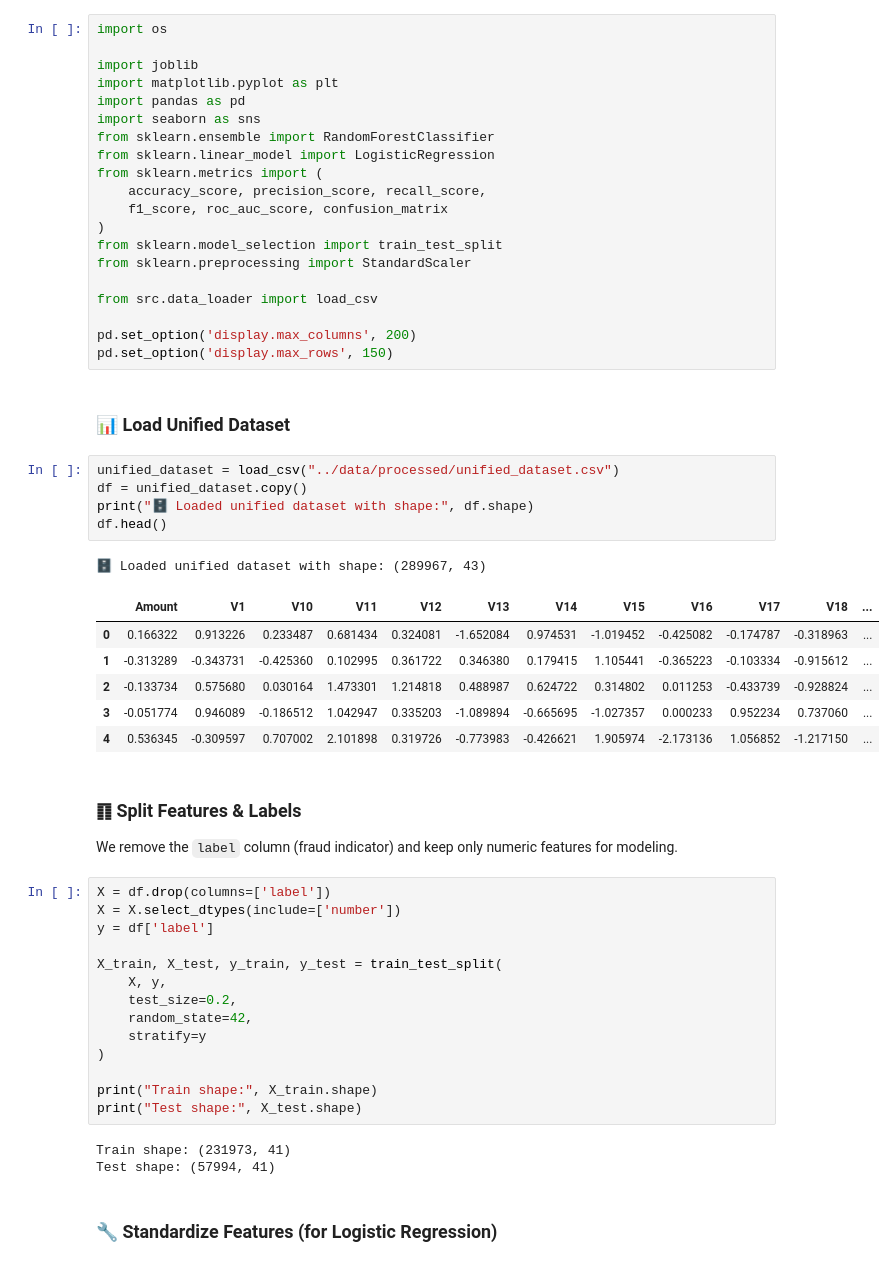
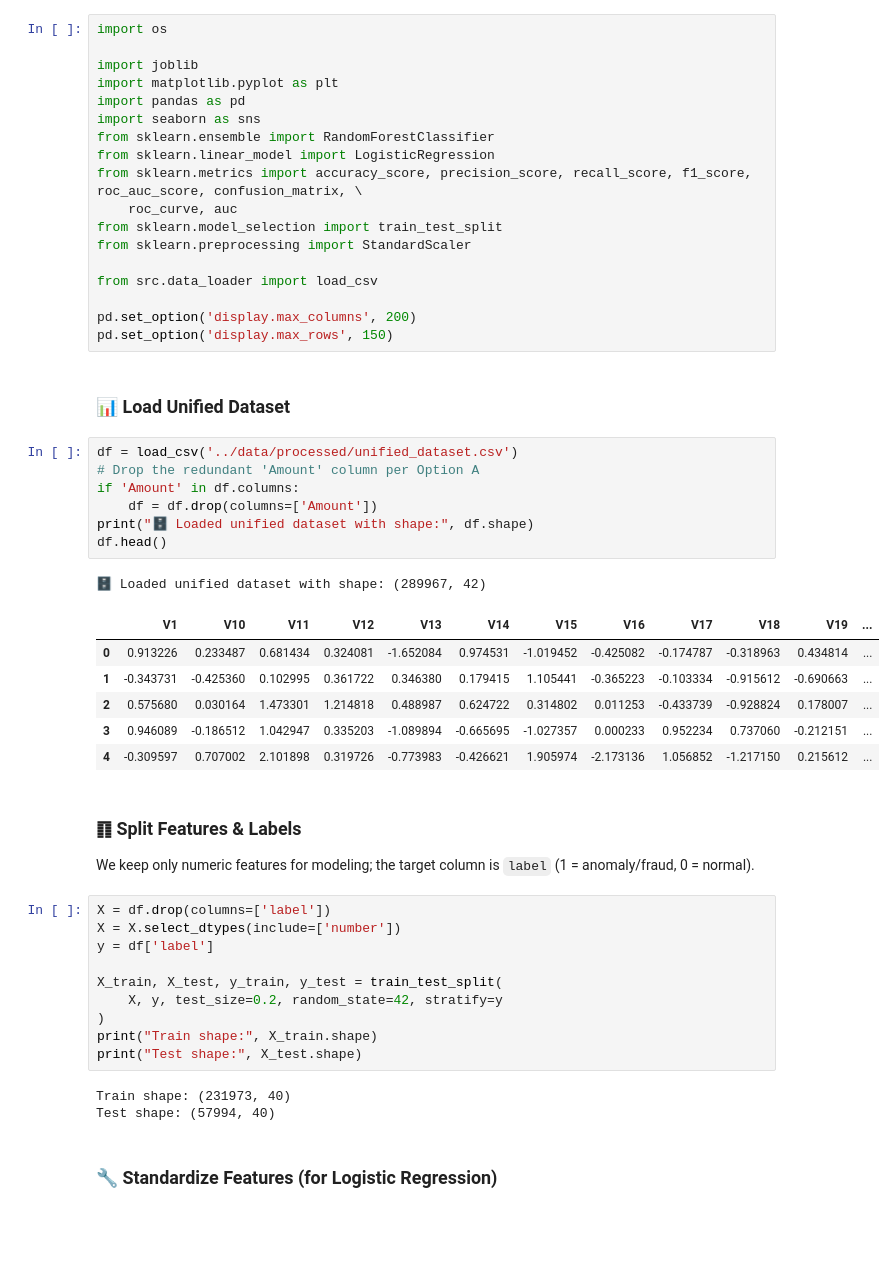
Before and after one commit to Fashimpaur/ai-etl-anomaly-detection, a Jupyter notebook: notebooks/03-ml-training.ipynb, the cells around one changed output. Saved outputs shown, nothing was run; the diff lists cells and outputs as text; blank space fills up the shorter version.

```diff
--- a/notebooks/03-ml-training.ipynb
+++ b/notebooks/03-ml-training.ipynb
@@ -26,10 +53,8 @@ import pandas as pd
 import seaborn as sns
 from sklearn.ensemble import RandomForestClassifier
 from sklearn.linear_model import LogisticRegression
-from sklearn.metrics import (
-    accuracy_score, precision_score, recall_score,
-    f1_score, roc_auc_score, confusion_matrix
-)
+from sklearn.metrics import accuracy_score, precision_score, recall_score, f1_score, roc_auc_score, confusion_matrix, \
+    roc_curve, auc
 from sklearn.model_selection import train_test_split
 from sklearn.preprocessing import StandardScaler
 
@@ -40,37 +65,35 @@ pd.set_option('display.max_rows', 150)
 # %% [markdown]
 ### 📊 Load Unified Dataset
 # %%
-unified_dataset = load_csv("../data/processed/unified_dataset.csv")
-df = unified_dataset.copy()
+df = load_csv('../data/processed/unified_dataset.csv')
+# Drop the redundant 'Amount' column per Option A
+if 'Amount' in df.columns:
+    df = df.drop(columns=['Amount'])
 print("🗄️ Loaded unified dataset with shape:", df.shape)
 df.head()
 # %% [output]
-🗄️ Loaded unified dataset with shape: (289967, 43)
+🗄️ Loaded unified dataset with shape: (289967, 42)
-|  | Amount | V1 | V10 | V11 | V12 | V13 | V14 | V15 | V16 | V17 | V18 | ... |
-| 0 | 0.166322 | 0.913226 | 0.233487 | 0.681434 | 0.324081 | -1.652084 | 0.974531 | -1.019452 | -0.425082 | -0.174787 | -0.318963 | ... |
-| 1 | -0.313289 | -0.343731 | -0.425360 | 0.102995 | 0.361722 | 0.346380 | 0.179415 | 1.105441 | -0.365223 | -0.103334 | -0.915612 | ... |
-| 2 | -0.133734 | 0.575680 | 0.030164 | 1.473301 | 1.214818 | 0.488987 | 0.624722 | 0.314802 | 0.011253 | -0.433739 | -0.928824 | ... |
-| 3 | -0.051774 | 0.946089 | -0.186512 | 1.042947 | 0.335203 | -1.089894 | -0.665695 | -1.027357 | 0.000233 | 0.952234 | 0.737060 | ... |
-| 4 | 0.536345 | -0.309597 | 0.707002 | 2.101898 | 0.319726 | -0.773983 | -0.426621 | 1.905974 | -2.173136 | 1.056852 | -1.217150 | ... |
+|  | V1 | V10 | V11 | V12 | V13 | V14 | V15 | V16 | V17 | V18 | V19 | ... |
+| 0 | 0.913226 | 0.233487 | 0.681434 | 0.324081 | -1.652084 | 0.974531 | -1.019452 | -0.425082 | -0.174787 | -0.318963 | 0.434814 | ... |
+| 1 | -0.343731 | -0.425360 | 0.102995 | 0.361722 | 0.346380 | 0.179415 | 1.105441 | -0.365223 | -0.103334 | -0.915612 | -0.690663 | ... |
+| 2 | 0.575680 | 0.030164 | 1.473301 | 1.214818 | 0.488987 | 0.624722 | 0.314802 | 0.011253 | -0.433739 | -0.928824 | 0.178007 | ... |
+| 3 | 0.946089 | -0.186512 | 1.042947 | 0.335203 | -1.089894 | -0.665695 | -1.027357 | 0.000233 | 0.952234 | 0.737060 | -0.212151 | ... |
+| 4 | -0.309597 | 0.707002 | 2.101898 | 0.319726 | -0.773983 | -0.426621 | 1.905974 | -2.173136 | 1.056852 | -1.217150 | 0.215612 | ... |
 # %% [markdown]
 ### ䷖ Split Features & Labels
-We remove the `label` column (fraud indicator) and keep only numeric features for modeling.
+We keep only numeric features for modeling; the target column is `label` (1 = anomaly/fraud, 0 = normal).
 # %%
 X = df.drop(columns=['label'])
 X = X.select_dtypes(include=['number'])
 y = df['label']
 
 X_train, X_test, y_train, y_test = train_test_split(
-    X, y,
-    test_size=0.2,
-    random_state=42,
-    stratify=y
+    X, y, test_size=0.2, random_state=42, stratify=y
 )
-
 print("Train shape:", X_train.shape)
 print("Test shape:", X_test.shape)
 # %% [output]
-Train shape: (231973, 41)
-Test shape: (57994, 41)
+Train shape: (231973, 40)
+Test shape: (57994, 40)
 # %% [markdown]
 ### 🔧 Standardize Features (for Logistic Regression)
```
Also changed, not shown: parts of 22 cells of this notebook.
